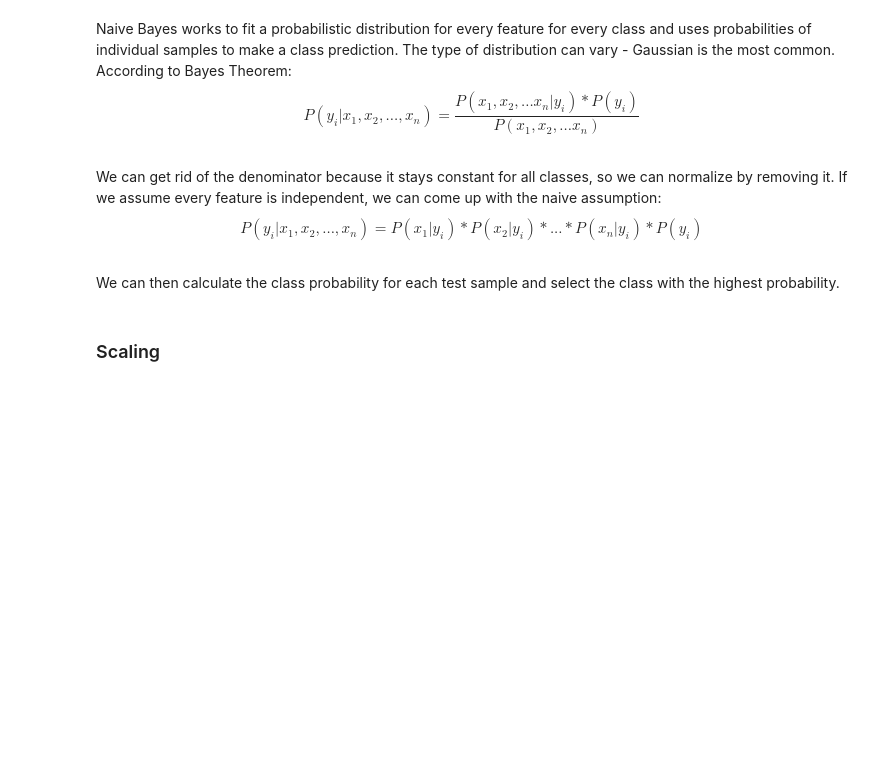
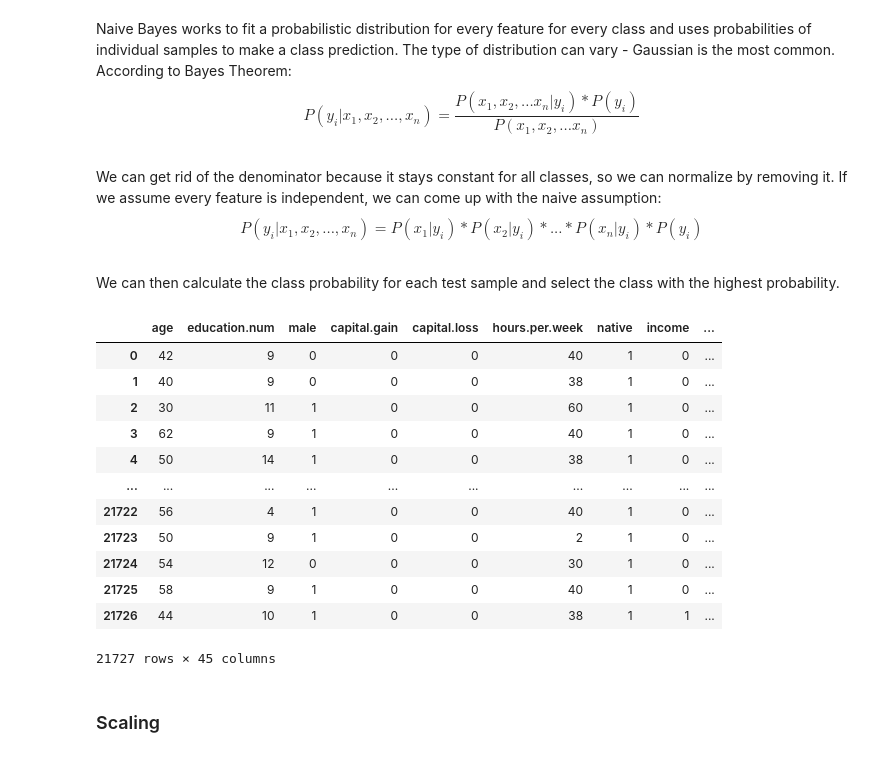
Before and after one commit to davitbarblishvili/AML_Group_Project, a Jupyter notebook: Adult_Income_Naive_Bayes.ipynb, the cells around one changed output. Saved outputs shown, nothing was run; the diff lists cells and outputs as text; code cells hidden in the pictures; blank space fills up the shorter version.

```diff
--- a/Adult_Income_Naive_Bayes.ipynb
+++ b/Adult_Income_Naive_Bayes.ipynb
@@ -283,6 +309,25 @@ from sklearn.ensemble import RandomForestClassifier, ExtraTreesClassifier
 from sklearn.metrics import accuracy_score, f1_score, confusion_matrix, classification_report
 # %%
 train_df, test_df = train_test_split(i_df, test_size=0.2, random_state=42,stratify=i_df['income'])
+# %%
+train_df = pd.read_csv("train.csv")
+test_df = pd.read_csv("test.csv")
+# %%
+train_df
+# %% [output]
+|  | age | education.num | male | capital.gain | capital.loss | hours.per.week | native | income | ... |
+| 0 | 42 | 9 | 0 | 0 | 0 | 40 | 1 | 0 | ... |
+| 1 | 40 | 9 | 0 | 0 | 0 | 38 | 1 | 0 | ... |
+| 2 | 30 | 11 | 1 | 0 | 0 | 60 | 1 | 0 | ... |
+| 3 | 62 | 9 | 1 | 0 | 0 | 40 | 1 | 0 | ... |
+| 4 | 50 | 14 | 1 | 0 | 0 | 38 | 1 | 0 | ... |
+| ... | ... | ... | ... | ... | ... | ... | ... | ... | ... |
+| 21722 | 56 | 4 | 1 | 0 | 0 | 40 | 1 | 0 | ... |
+| 21723 | 50 | 9 | 1 | 0 | 0 | 2 | 1 | 0 | ... |
+| 21724 | 54 | 12 | 0 | 0 | 0 | 30 | 1 | 0 | ... |
+| 21725 | 58 | 9 | 1 | 0 | 0 | 40 | 1 | 0 | ... |
+| 21726 | 44 | 10 | 1 | 0 | 0 | 38 | 1 | 1 | ... |
+21727 rows × 45 columns
 # %%
 X_dev = train_df.drop('income', axis=1)
 y_dev = train_df['income']
```
Also changed, not shown: parts of 9 cells of this notebook, 1 other file.
